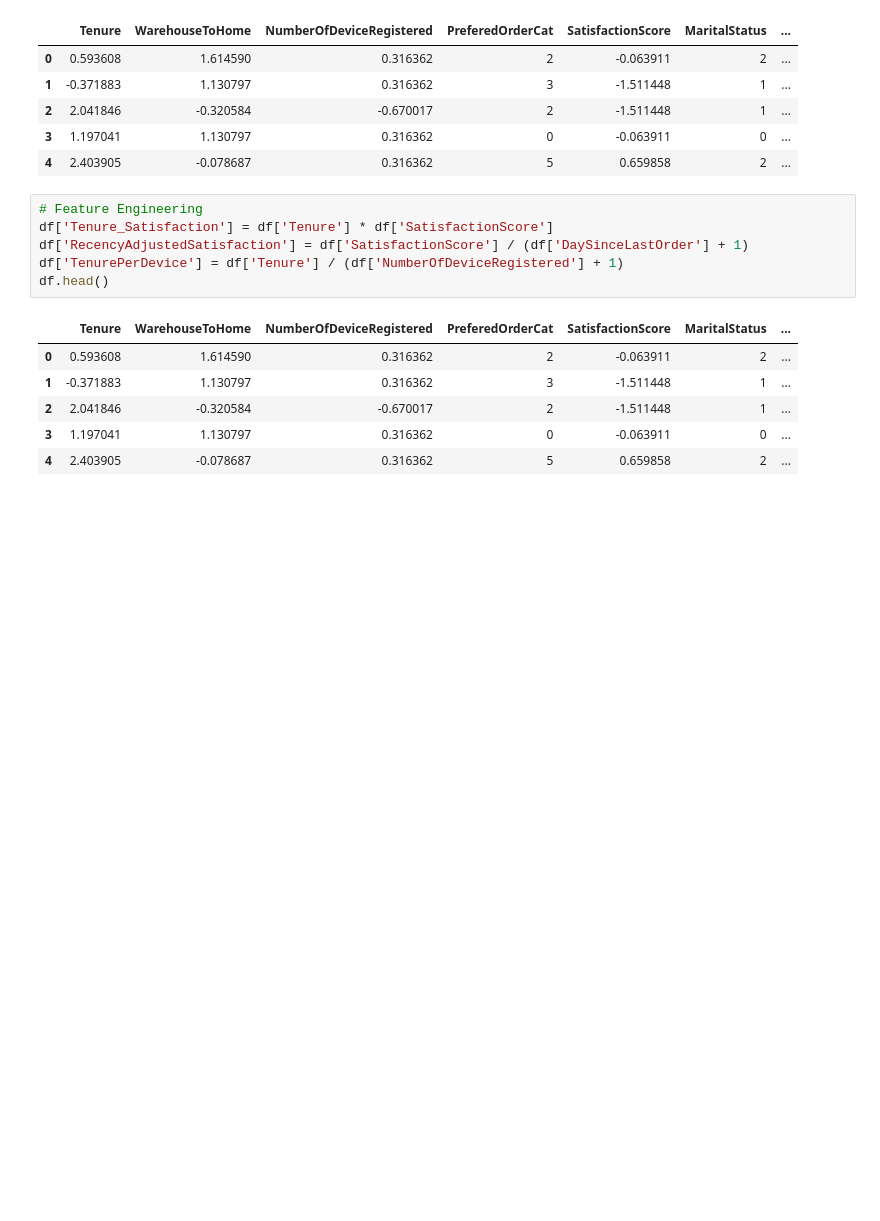
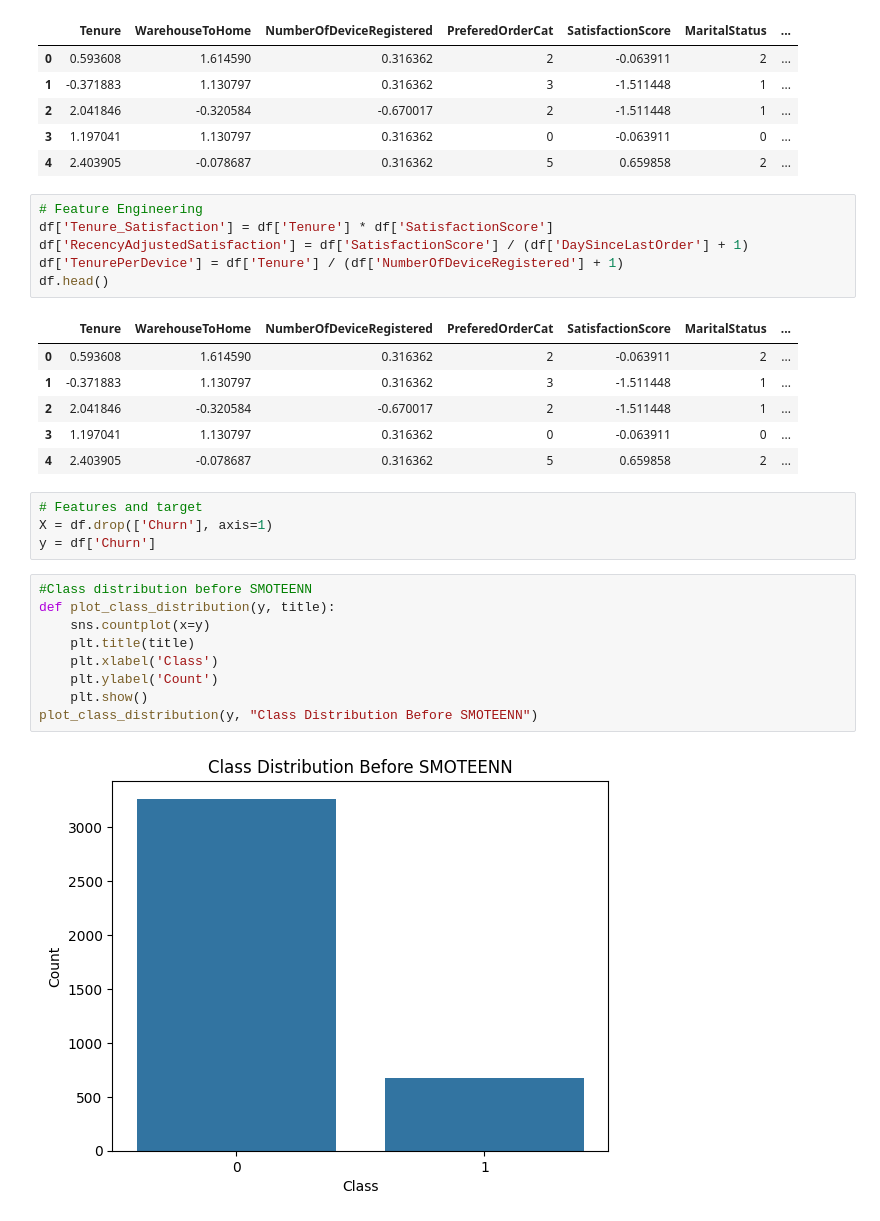
Before and after one commit to Sazibul-Islam-Siam/Customer_Churn_Prediction_using_ML, a Jupyter notebook: code.ipynb, the cells around one changed output. Drawn from its saved outputs; the diff is of its cells as text; blank space fills up the shorter version.

```diff
--- a/code.ipynb
+++ b/code.ipynb
@@ -113,4 +113,19 @@ df.head()
 | 2 | 2.041846 | -0.320584 | -0.670017 | 2 | -1.511448 | 1 | ... |
 | 3 | 1.197041 | 1.130797 | 0.316362 | 0 | -0.063911 | 0 | ... |
 | 4 | 2.403905 | -0.078687 | 0.316362 | 5 | 0.659858 | 2 | ... |
+# %%
+# Features and target
+X = df.drop(['Churn'], axis=1)
+y = df['Churn']
+# %%
+#Class distribution before SMOTEENN
+def plot_class_distribution(y, title):
+    sns.countplot(x=y)
+    plt.title(title)
+    plt.xlabel('Class')
+    plt.ylabel('Count')
+    plt.show()
+plot_class_distribution(y, "Class Distribution Before SMOTEENN")
+# %% [output]
+[figure, added]
 # %%
```
Also changed, not shown: parts of 1 cell of this notebook.
